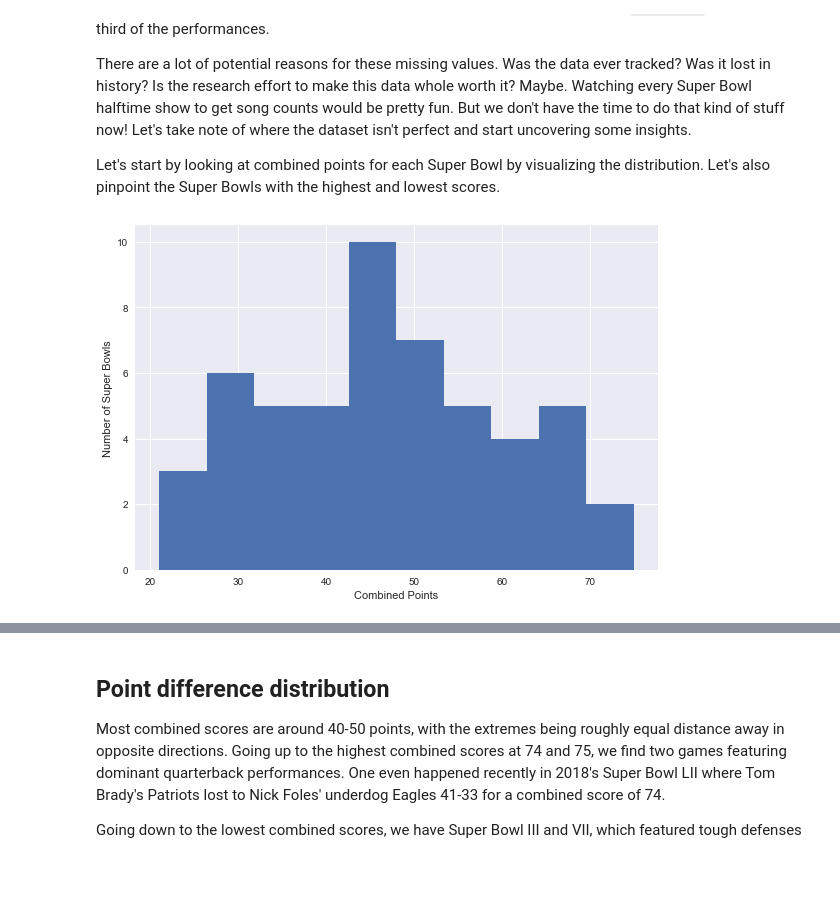
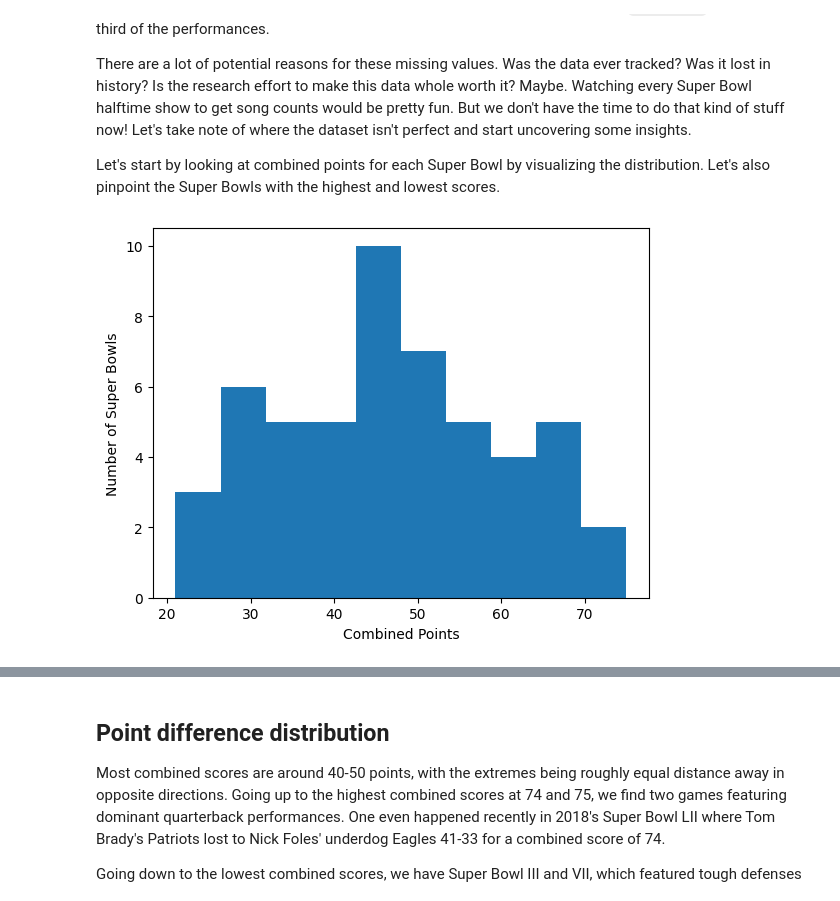
Before and after one commit to Jatvyag/jatvyag.github.io, a Jupyter notebook: jupyter/notebooks/en/analyse_tv.ipynb, the cells around one changed output, grey strips where cells are left out. Cells and saved outputs as stored; diff of their text form; code cells hidden in the pictures; blank space fills up the shorter version.

```diff
--- a/jupyter/notebooks/en/analyse_tv.ipynb
+++ b/jupyter/notebooks/en/analyse_tv.ipynb
@@ -13,14 +13,12 @@
 import pandas as pd
 
 # Load the CSV data into DataFrames
-super_bowls = pd.read_csv('datasets/super_bowls.csv')
-tv = pd.read_csv('datasets/tv.csv')
-halftime_musicians = pd.read_csv('datasets/halftime_musicians.csv')
+super_bowls = pd.read_csv('../datasets/super_bowls.csv')
+tv = pd.read_csv('../datasets/tv.csv')
+halftime_musicians = pd.read_csv('../datasets/halftime_musicians.csv')
 
 # Display the first five rows of each DataFrame
 display(super_bowls.head())
-display(tv.head())
-display(halftime_musicians.head())
 # %% [output]
 |  | date | super_bowl | venue | city | state | attendance | team_winner | winning_pts | qb_winner_1 | ... |
 | 0 | 2018-02-04 | 52 | U.S. Bank Stadium | Minneapolis | Minnesota | 67612 | Philadelphia Eagles | 41 | Nick Foles | ... |
@@ -85,18 +89,12 @@ memory usage: 3.2+ KB
 # %%
 # Import matplotlib and set plotting style
 from matplotlib import pyplot as plt
 %matplotlib inline
-plt.style.use('seaborn')
 
 # Plot a histogram of combined points
-# ... YOUR CODE FOR TASK 3 ...
 plt.hist(super_bowls.combined_pts)
 plt.xlabel('Combined Points')
 plt.ylabel('Number of Super Bowls')
 plt.show()
-
-# Display the Super Bowls with the highest and lowest combined scores
-display(super_bowls[super_bowls['combined_pts'] > 70])
-display(super_bowls[super_bowls['combined_pts'] < 25])
 # %% [output]
-[figure, old version]
+[figure, new version]
```
Also changed, not shown: parts of 16 cells of this notebook, 11 other files.
